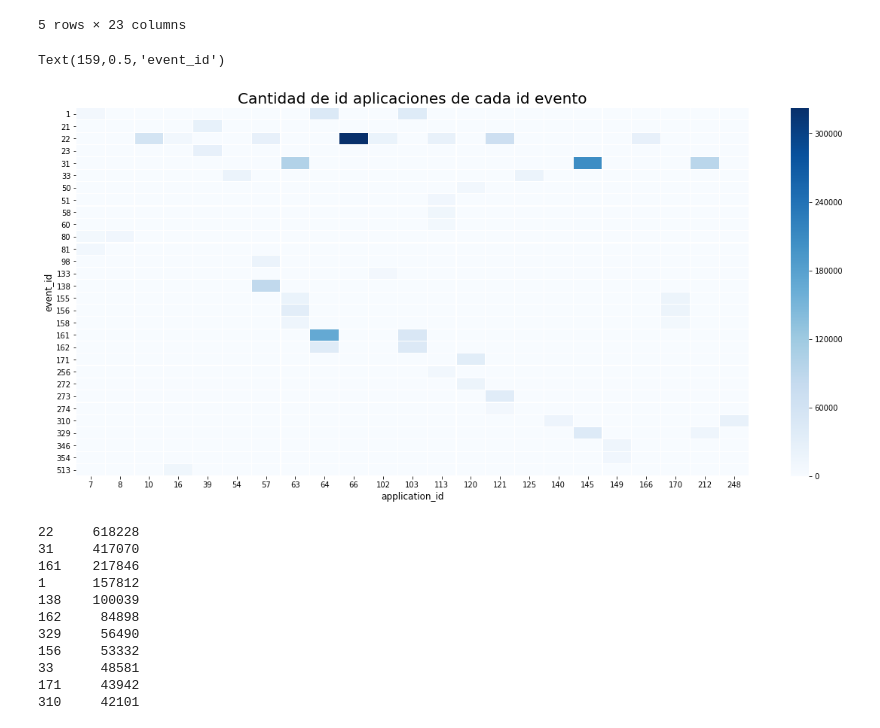
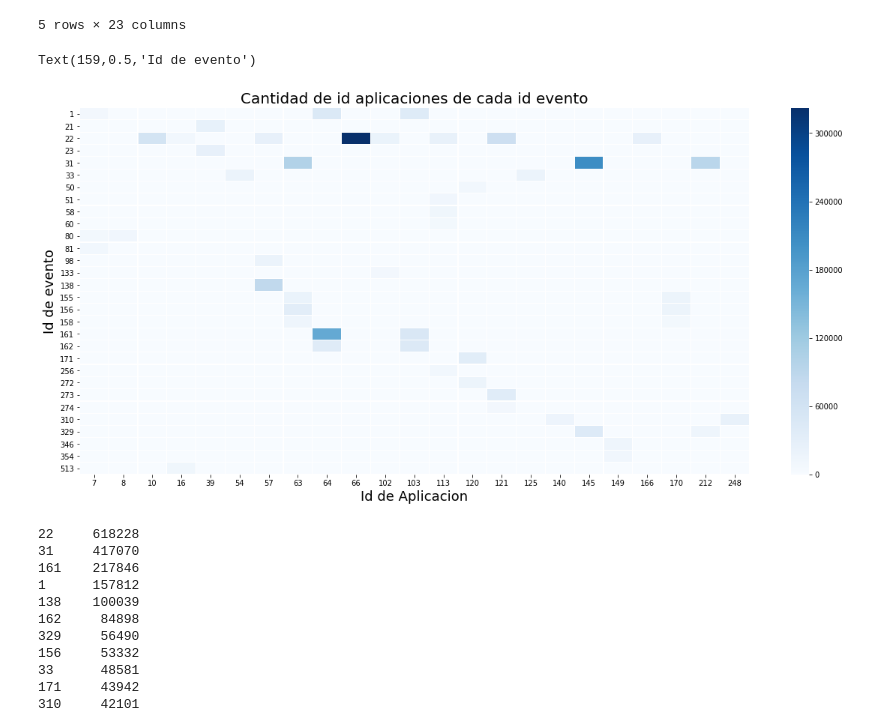
Before and after one commit to EscobarMariaSol/Organizacion-de-datos, a Jupyter notebook: TP1-analisisEvents.ipynb, the cells around one changed output. Saved outputs shown, nothing was run; the diff lists cells and outputs as text; code cells hidden in the pictures.

```diff
--- a/TP1-analisisEvents.ipynb
+++ b/TP1-analisisEvents.ipynb
@@ -179,12 +179,12 @@ eventAppPivoted.head()
 # %%
 plt.figure(figsize = (20,9))
 appVSeventGraph = sns.heatmap(data = eventAppPivoted, cmap = "Blues", linewidths = 0.2)
 appVSeventGraph.set_title("Cantidad de id aplicaciones de cada id evento", fontsize = 20)
-appVSeventGraph.set_xlabel("application_id", fontsize = 12)
-appVSeventGraph.set_ylabel("event_id", fontsize = 12)
+appVSeventGraph.set_xlabel("Id de Aplicacion", fontsize = 18)
+appVSeventGraph.set_ylabel("Id de evento", fontsize = 18)
 # %% [output]
-Text(159,0.5,'event_id')
+Text(159,0.5,'Id de evento')
-[figure, old version]
+[figure, new version]
 # %%
 eventosID = events['event_id'].value_counts()
 eventosID
```
Also changed, not shown: parts of 6 cells of this notebook.
